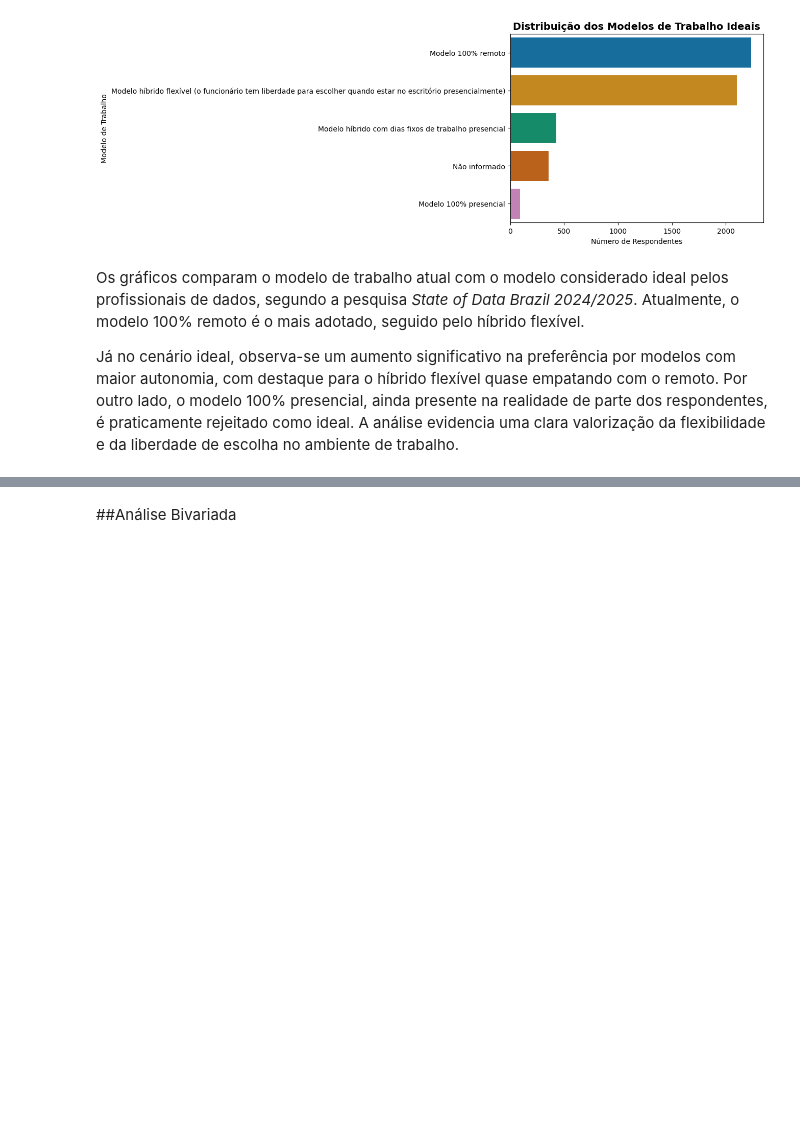
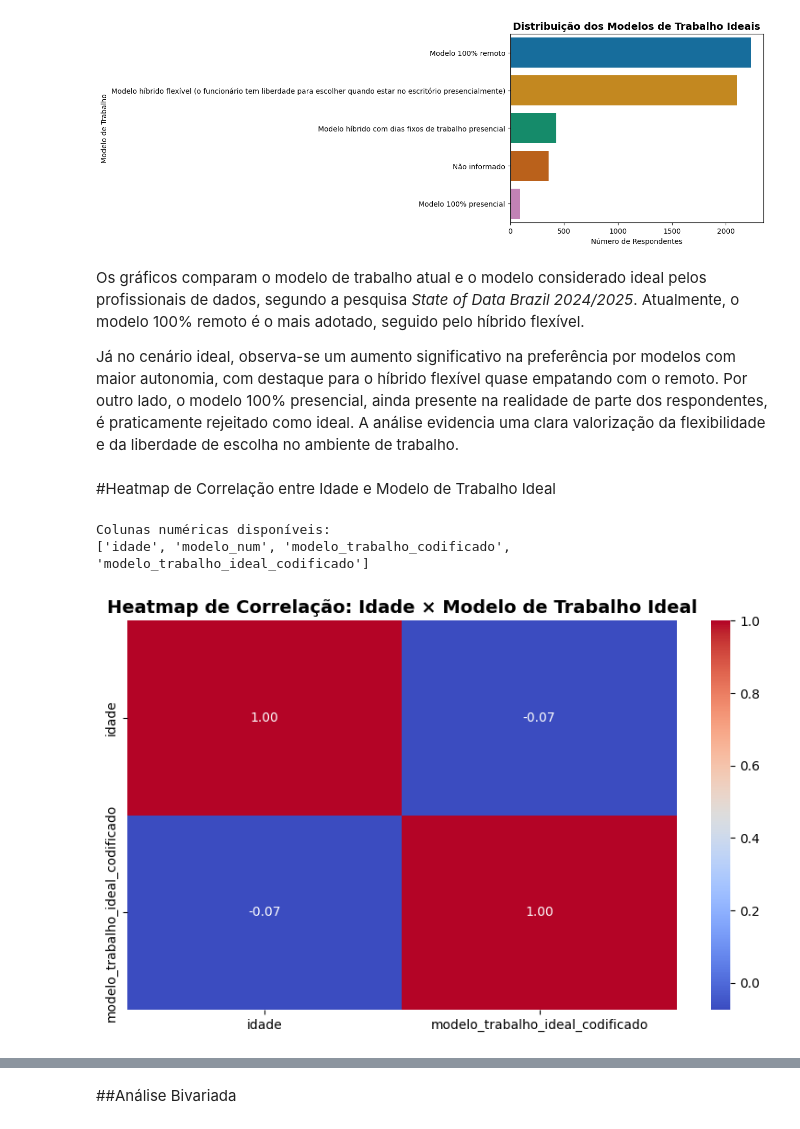
Before and after one commit to EdilsonMarquesCurzJr/TopicosATVF, a Jupyter notebook: DataExplore/Edilson_Marques_Gabriel_Vinicius_Reinaldo_Dias_Jorge_Lucas_2025_1_EDA.ipynb, the cells around one changed output, grey strips where cells are left out. Drawn from its saved outputs; the diff is of its cells as text; code cells hidden in the pictures; blank space fills up the shorter version.

Commit message:
acréscimo do heatmap+comentarios

```diff
--- a/DataExplore/Edilson_Marques_Gabriel_Vinicius_Reinaldo_Dias_Jorge_Lucas_2025_1_EDA.ipynb
+++ b/DataExplore/Edilson_Marques_Gabriel_Vinicius_Reinaldo_Dias_Jorge_Lucas_2025_1_EDA.ipynb
@@ -406,6 +391,45 @@ Passing `palette` without assigning `hue` is deprecated and will be removed in v
   sns.countplot(data=df_coluna, order=df_coluna.value_counts().index,palette='colorblind')
 [figure]
 # %% [markdown]
-Os gráficos comparam o modelo de trabalho atual com o modelo considerado ideal pelos profissionais de dados, segundo a pesquisa *State of Data Brazil 2024/2025*. Atualmente, o modelo 100% remoto é o mais adotado, seguido pelo híbrido flexível.
+Os gráficos comparam o modelo de trabalho atual e o modelo considerado ideal pelos profissionais de dados, segundo a pesquisa *State of Data Brazil 2024/2025*. Atualmente, o modelo 100% remoto é o mais adotado, seguido pelo híbrido flexível.
 
 Já no cenário ideal, observa-se um aumento significativo na preferência por modelos com maior autonomia, com destaque para o híbrido flexível quase empatando com o remoto. Por outro lado, o modelo 100% presencial, ainda presente na realidade de parte dos respondentes, é praticamente rejeitado como ideal. A análise evidencia uma clara valorização da flexibilidade e da liberdade de escolha no ambiente de trabalho.
+# %% [markdown]
+#Heatmap de Correlação entre Idade e Modelo de Trabalho Ideal
+# %%
+# Dicionário de mapeamento do modelo de trabalho para valores numéricos
+modelo_map = {
+    'Modelo 100% remoto': 2,
+    'Modelo híbrido flexível (o funcionário escolhe os dias)': 1,
+    'Modelo híbrido fixo (a empresa define os dias)': 1,
+    'Modelo 100% presencial': 0,
+    'Outro': None,
+    'Não informado': None
+}
+
+# Usar agora a coluna de modelo ideal
+coluna_modelo = 'modelo_trabalho_ideal'
+
+# Criar nova coluna numérica codificada para modelo ideal
+df['modelo_trabalho_ideal_codificado'] = df[coluna_modelo].map(modelo_map)
+
+# Verificar as colunas numéricas disponíveis
+numeric_cols = df.select_dtypes(include='number').columns.tolist()
+print("Colunas numéricas disponíveis:")
+print(numeric_cols)
+
+# Gerar heatmap com apenas idade e modelo ideal codificado
+cols_para_heatmap = ['idade', 'modelo_trabalho_ideal_codificado']
+
+import seaborn as sns
+import matplotlib.pyplot as plt
+
+plt.figure(figsize=(8, 5))
+sns.heatmap(df[cols_para_heatmap].corr(), annot=True, cmap='coolwarm', fmt=".2f")
+plt.title("Heatmap de Correlação: Idade × Modelo de Trabalho Ideal", fontsize=14, weight='bold')
+plt.tight_layout()
+plt.show()
+# %% [output]
+Colunas numéricas disponíveis:
+['idade', 'modelo_num', 'modelo_trabalho_codificado', 'modelo_trabalho_ideal_codificado']
+[figure, added]
```
Also changed, not shown: parts of 5 cells of this notebook, 1 other file.
